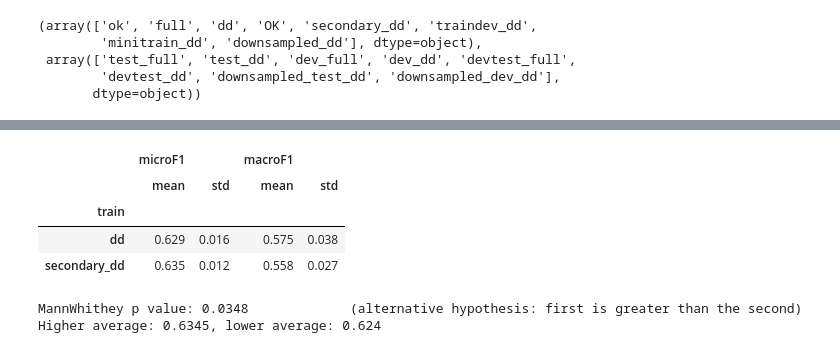
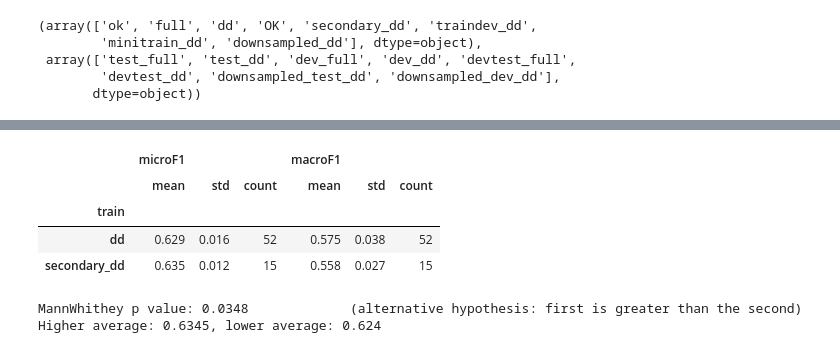
Before and after one commit to TajaKuzman/Transformers-GINCO-Experiments, a Jupyter notebook: 22_paper_plots_and_tables.ipynb, the cells around one changed output, grey strips where cells are left out. Cells and saved outputs as stored; diff of their text form; code cells hidden in the pictures.

```diff
--- a/22_paper_plots_and_tables.ipynb
+++ b/22_paper_plots_and_tables.ipynb
@@ -245,11 +243,11 @@ c = df["eval"] == "test_dd"
 # %%
-df[c&(c1|c2)].groupby("train")["microF1,macroF1".split(",")].agg(["mean", "std"])
+df[c&(c1|c2)].groupby("train")["microF1,macroF1".split(",")].agg(["mean", "std", "count"])
 # %% [output]
-|  | microF1 |  | macroF1 |  |
-|  | mean | std | mean | std |
-| train |  |  |  |  |
-| dd | 0.629 | 0.016 | 0.575 | 0.038 |
-| secondary_dd | 0.635 | 0.012 | 0.558 | 0.027 |
+|  | microF1 |  |  | macroF1 |  |  |
+|  | mean | std | count | mean | std | count |
+| train |  |  |  |  |  |  |
+| dd | 0.629 | 0.016 | 52 | 0.575 | 0.038 | 52 |
+| secondary_dd | 0.635 | 0.012 | 15 | 0.558 | 0.027 | 15 |
 # %%
 nruns = min(df[c&c1].shape[0], df[c&c2].shape[0])
 
```
Also changed, not shown: parts of 3 cells of this notebook, 1 other file.
